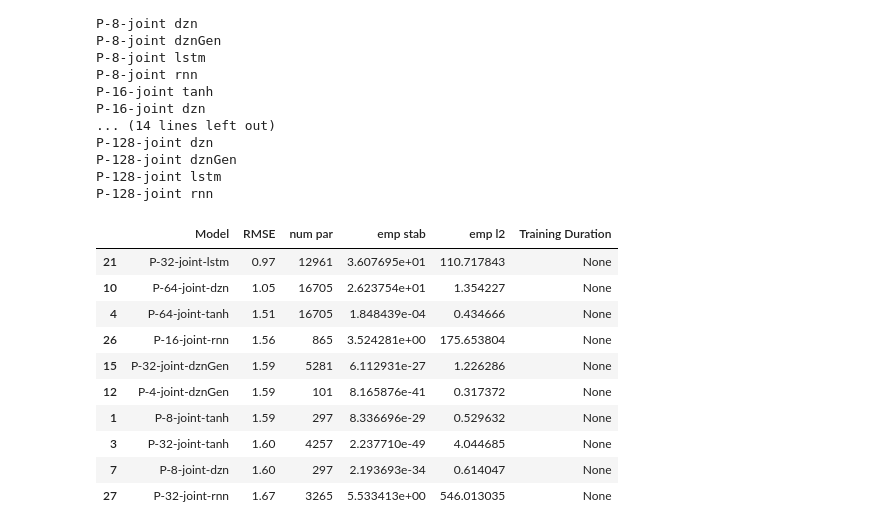
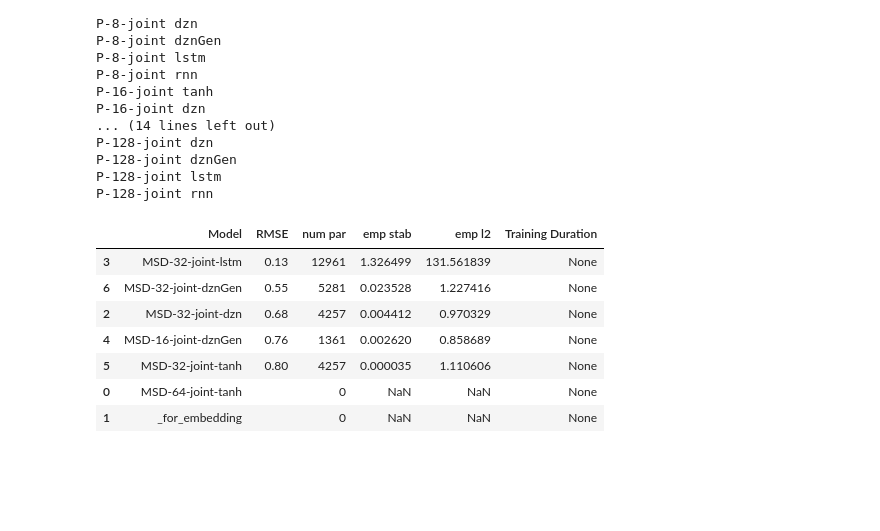
Before and after one commit to Dany-L/SecGen, a Jupyter notebook: scripts/result_folder.ipynb, the cells around one changed output. Cells and saved outputs as stored; diff of their text form; code cells hidden in the pictures; blank space fills up the shorter version.

```diff
--- a/scripts/result_folder.ipynb
+++ b/scripts/result_folder.ipynb
@@ -62,7 +42,8 @@ import re
 import itertools
 
 # result_folder ='/Users/jack/actuated_pendulum/2024_11_11-results'
-result_folder = '/Users/jack/cloud_privat/03_Promotion/_transfer'
+result_folder = '/Users/jack/coupled-msd/2024_11_21-cRnn'
+# result_folder = '/Users/jack/cloud_privat/03_Promotion/_transfer'
 embedding_dir = os.path.join(result_folder, '_for_embedding')
 
 experiment_folder_names = ['P-4-joint','P-8-joint','P-16-joint','P-32-joint','P-64-joint','P-128-joint']
@@ -73,15 +54,18 @@ os.makedirs(embedding_dir, exist_ok=True)
 
 
 
+def get_all_subfolders_from_experiment_model_name(folder_path: str, experiment_folder_names: str, model_names: List) -> List:
+    return [os.path.join(folder_path,f'{experiment_folder_name}-{model_name}') for model_name, experiment_folder_name in itertools.product(model_names,experiment_folder_names)]
+
 def get_subfolders_from_experiment_model_name(folder_path: str, experiment_folder_names: str, model_names: List) -> List:
-    return [os.path.join(folder_path,f'{experiment_folder_name}-{model_name}') for model_name, experiment_folder_name in itertools.product(model_names,experiment_folder_names)]
+    return [os.path.join(folder_path,f'{experiment_folder_name}-{model_name}') for model_name, experiment_folder_name in zip(model_names,experiment_folder_names)]
 
 def get_subfolders(folder_path: str) -> List:
     return [f.path for f in os.scandir(folder_path) if f.is_dir()]
 
-# model_folders = get_subfolders(result_folder)
+model_folders = get_subfolders(result_folder)
 # model_folders = [folder for folder in model_folders if ((folder != embedding_dir))]
-model_folders = get_subfolders_from_experiment_model_name(result_folder,experiment_folder_name, model_names)
+# model_folders = get_subfolders_from_experiment_model_name(result_folder,experiment_folder_name, model_names)
 
 def read_evaluation(folder:str) -> Tuple[float, int, float, float]:
     evaluation_file = os.path.join(folder, 'test-eval.json')
@@ -148,43 +132,40 @@ def extract_config_info(folder: str) -> Tuple[int, int, int, str]:
         if config_file_pattern.match(file_name):
             config_file_path = os.path.join(folder, file_name)
             if os.path.isfile(config_file_pattern):
                 with open(config_file_path, 'r') as file:
                     config_data = json.load(file)
                     epochs = int(config_data.get('epochs', None))
                     batch_size = int(config_data.get('batch_size', None))
                     num_layer = int(config_data.get('num_layer', None))
                     initial_hidden_state = config_data.get('initial_hidden_state', None)
                     return epochs, batch_size, num_layer, initial_hidden_state
     return None, None, None, None
 
 # config_info = [extract_config_info(folder) for folder in model_folders]
 # df_results['Epochs'], df_results['Batch Size'], df_results['Num Layer'], df_results['Initial Hidden State'] = zip(*config_info)
 # for name in ['Epochs', 'Batch Size', 'Num Layer']:
 #     df_results[name] = df_results[name].fillna(0).astype(int)
 
 df_results = df_results.sort_values(by='RMSE', ascending=True)
 # Format the 'RMSE' column to show only two decimal places in the LaTeX table
 df_results['RMSE'] = df_results['RMSE'].map(lambda x: f'{x:.2f}' if pd.notnull(x) else '')
 
 # Generate LaTeX table
 latex_table = df_results.to_latex(index=False)
 latex_file_path = os.path.join(embedding_dir, 'results_table.tex')
 with open(latex_file_path, 'w') as file:
     file.write(latex_table)
 
 df_results.head(n=10)
 # %% [output]
 |  | Model | RMSE | num par | emp stab | emp l2 | Training Duration |
-| 21 | P-32-joint-lstm | 0.97 | 12961 | 3.607695e+01 | 110.717843 | None |
-| 10 | P-64-joint-dzn | 1.05 | 16705 | 2.623754e+01 | 1.354227 | None |
-| 4 | P-64-joint-tanh | 1.51 | 16705 | 1.848439e-04 | 0.434666 | None |
-| 26 | P-16-joint-rnn | 1.56 | 865 | 3.524281e+00 | 175.653804 | None |
-| 15 | P-32-joint-dznGen | 1.59 | 5281 | 6.112931e-27 | 1.226286 | None |
-| 12 | P-4-joint-dznGen | 1.59 | 101 | 8.165876e-41 | 0.317372 | None |
-| 1 | P-8-joint-tanh | 1.59 | 297 | 8.336696e-29 | 0.529632 | None |
-| 3 | P-32-joint-tanh | 1.60 | 4257 | 2.237710e-49 | 4.044685 | None |
-| 7 | P-8-joint-dzn | 1.60 | 297 | 2.193693e-34 | 0.614047 | None |
-| 27 | P-32-joint-rnn | 1.67 | 3265 | 5.533413e+00 | 546.013035 | None |
+| 3 | MSD-32-joint-lstm | 0.13 | 12961 | 1.326499 | 131.561839 | None |
+| 6 | MSD-32-joint-dznGen | 0.55 | 5281 | 0.023528 | 1.227416 | None |
+| 2 | MSD-32-joint-dzn | 0.68 | 4257 | 0.004412 | 0.970329 | None |
+| 4 | MSD-16-joint-dznGen | 0.76 | 1361 | 0.002620 | 0.858689 | None |
+| 5 | MSD-32-joint-tanh | 0.80 | 4257 | 0.000035 | 1.110606 | None |
+| 0 | MSD-64-joint-tanh |  | 0 | NaN | NaN | None |
+| 1 | _for_embedding |  | 0 | NaN | NaN | None |
 # %%
 
 
```
Also changed, not shown: parts of 2 cells of this notebook, 16 other files.
